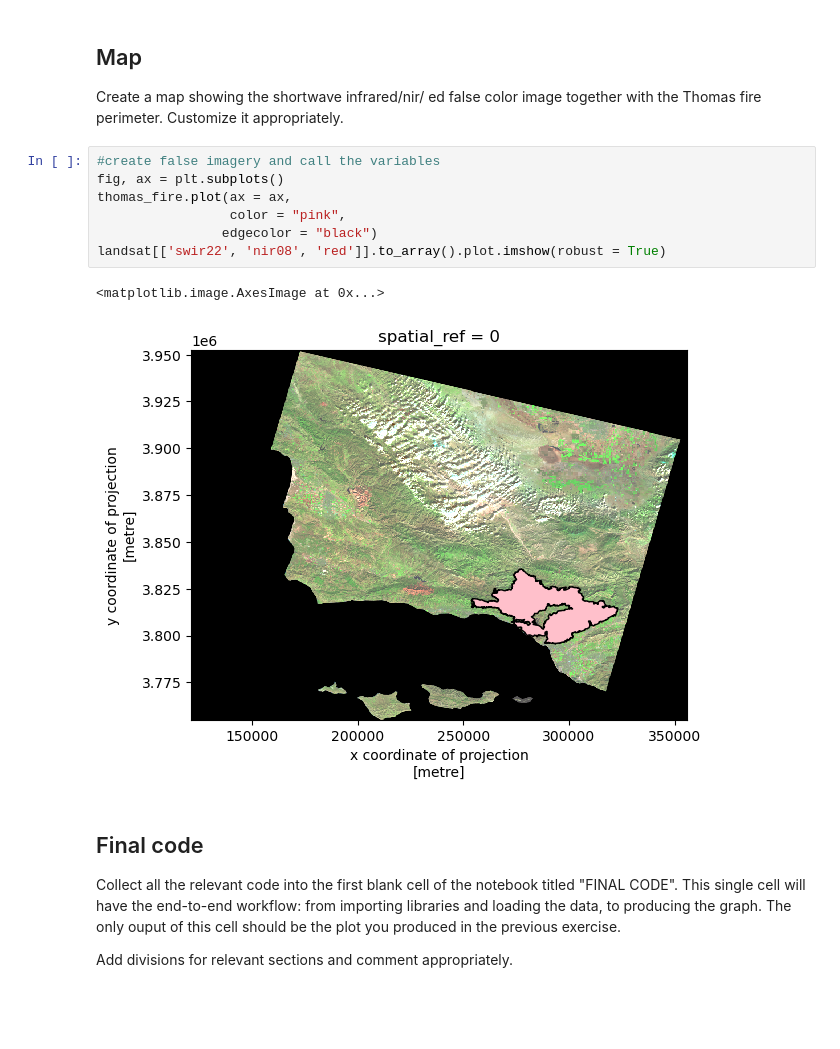
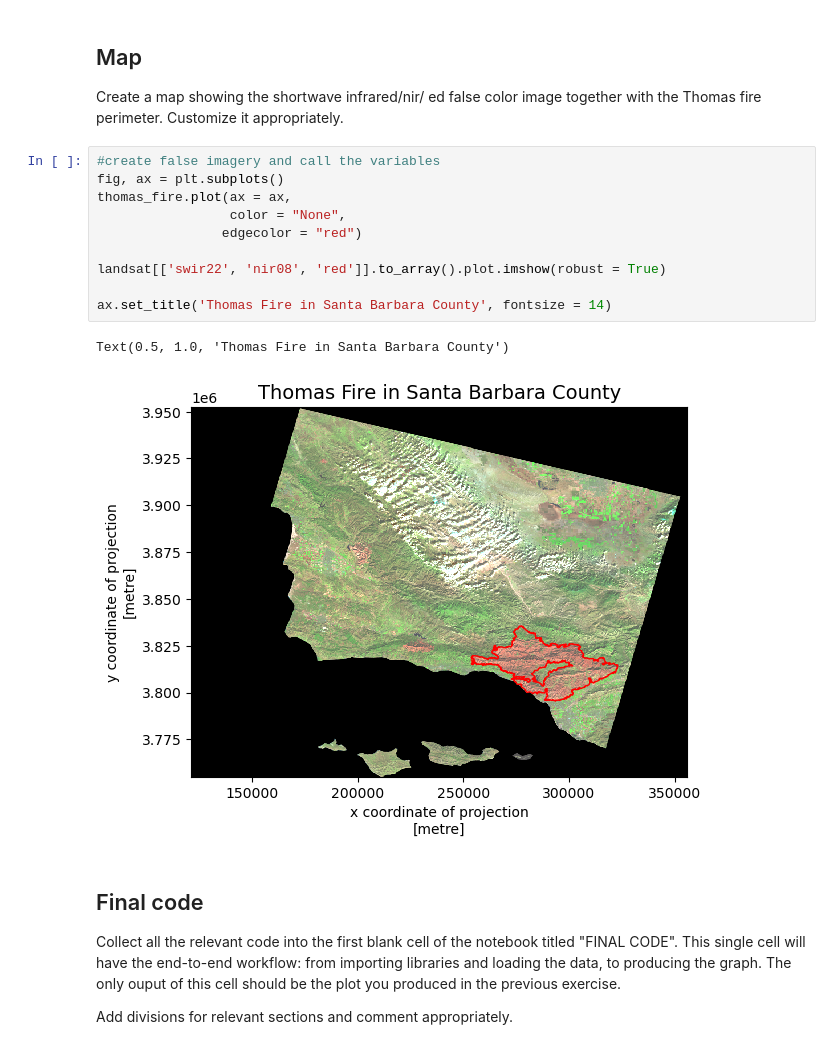
Before and after one commit to dianaxnav/eds220-hwk-4, a Jupyter notebook: hwk4-task2-false-color.ipynb, the cells around one changed output. Saved outputs shown, nothing was run; the diff lists cells and outputs as text; blank space fills up the shorter version.

```diff
--- a/hwk4-task2-false-color.ipynb
+++ b/hwk4-task2-false-color.ipynb
@@ -211,13 +199,16 @@ Customize it appropriately.
 # %%
 #create false imagery and call the variables
 fig, ax = plt.subplots()
 thomas_fire.plot(ax = ax,
-                 color = "pink",
-                edgecolor = "black")
+                 color = "None",
+                edgecolor = "red")
+
 landsat[['swir22', 'nir08', 'red']].to_array().plot.imshow(robust = True)
+
+ax.set_title('Thomas Fire in Santa Barbara County', fontsize = 14)
 # %% [output]
-<matplotlib.image.AxesImage at 0x...>
+Text(0.5, 1.0, 'Thomas Fire in Santa Barbara County')
-[figure, old version]
+[figure, new version]
 # %% [markdown]
 ## Final code
 
```
Also changed, not shown: parts of 2 cells of this notebook, 1 other file.
